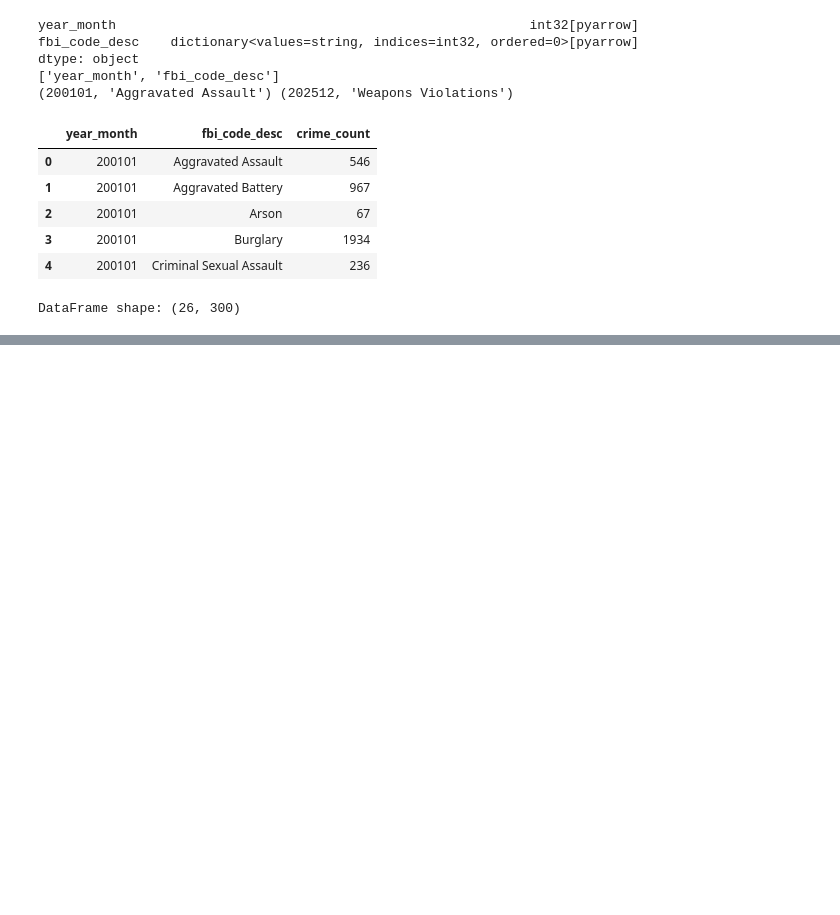
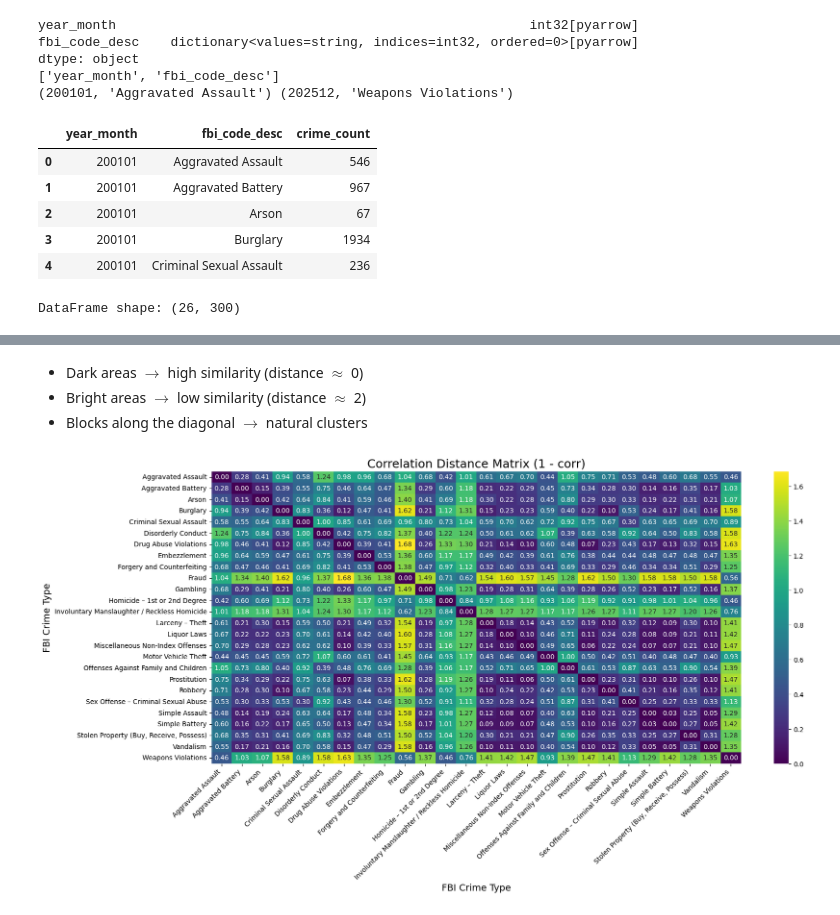
Before and after one commit to SirErikPak/ChicagoCrime, a Jupyter notebook: Notebook/ChicagoCrimeAnalysis.ipynb, the cells around one changed output, grey strips where cells are left out. Saved outputs shown, nothing was run; the diff lists cells and outputs as text; code cells hidden in the pictures; blank space fills up the shorter version.

```diff
--- a/Notebook/ChicagoCrimeAnalysis.ipynb
+++ b/Notebook/ChicagoCrimeAnalysis.ipynb
@@ -197,0 +178,9 @@ Colun Names:
+# %%
+# Z-score each Crime Type
+z_row_df = pd.DataFrame(
+    zscore(z_df_pivot, axis=1, nan_policy='omit'),
+    index=z_df_pivot.index,
+    columns=z_df_pivot.columns
+)
+# display: (crime types) × (time)
+z_row_df.head()
@@ -197,0 +221,9 @@ Colun Names:
+# %%
+# Measure how dissimilar each pair of rows is based on their correlation (condensed distance vector)
+dist_condensed = pdist(z_row_df.values, metric='correlation')
+# Reconstructs that into a full, symmetric distance matrix
+dist_matrix = squareform(dist_condensed)
+
+# Covert to DataFrame
+dist_df = pd.DataFrame(dist_matrix, index=z_row_df.index, columns=z_row_df.index)
+dist_df.head()
@@ -197,0 +238,14 @@ Colun Names:
+# %% [markdown]
+* Dark areas $\rightarrow$ high similarity (distance $\approx$ 0)
+* Bright areas $\rightarrow$ low similarity (distance $\approx$ 2)
+* Blocks along the diagonal $\rightarrow$ natural clusters
+# %%
+plt.figure(figsize=(18, 8))
+sns.heatmap(dist_df, cmap="viridis", xticklabels=True, yticklabels=True, annot=True, fmt='.2f')
+plt.title("Correlation Distance Matrix (1 - corr)", fontsize=18)
+plt.xlabel("FBI Crime Type", fontsize=14)
+plt.ylabel("FBI Crime Type", fontsize=14)
+plt.xticks(rotation=45, ha='right')
+plt.show()
+# %% [output]
+[figure, added]
```
Also changed, not shown: parts of 28 cells of this notebook, 5 other files.
